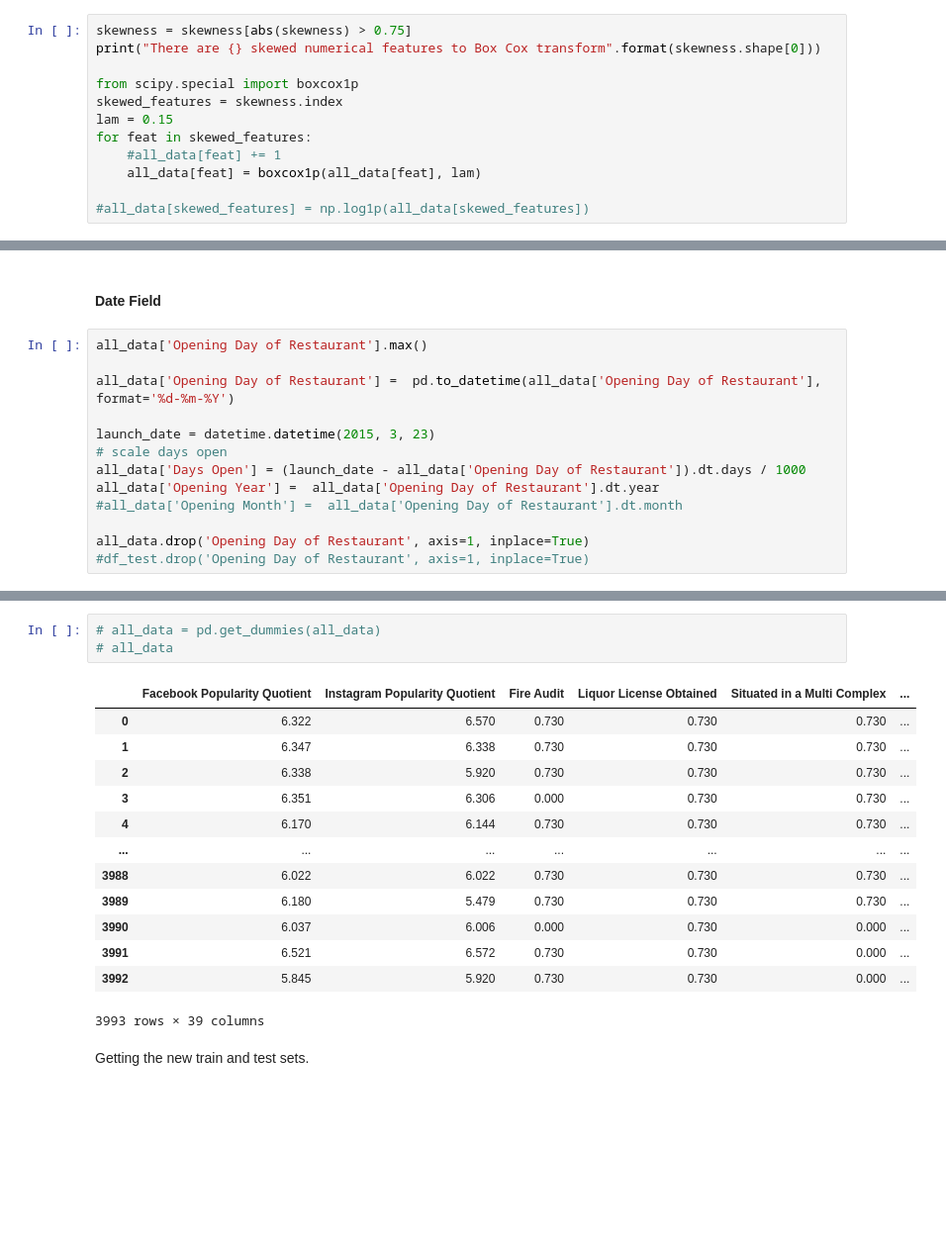
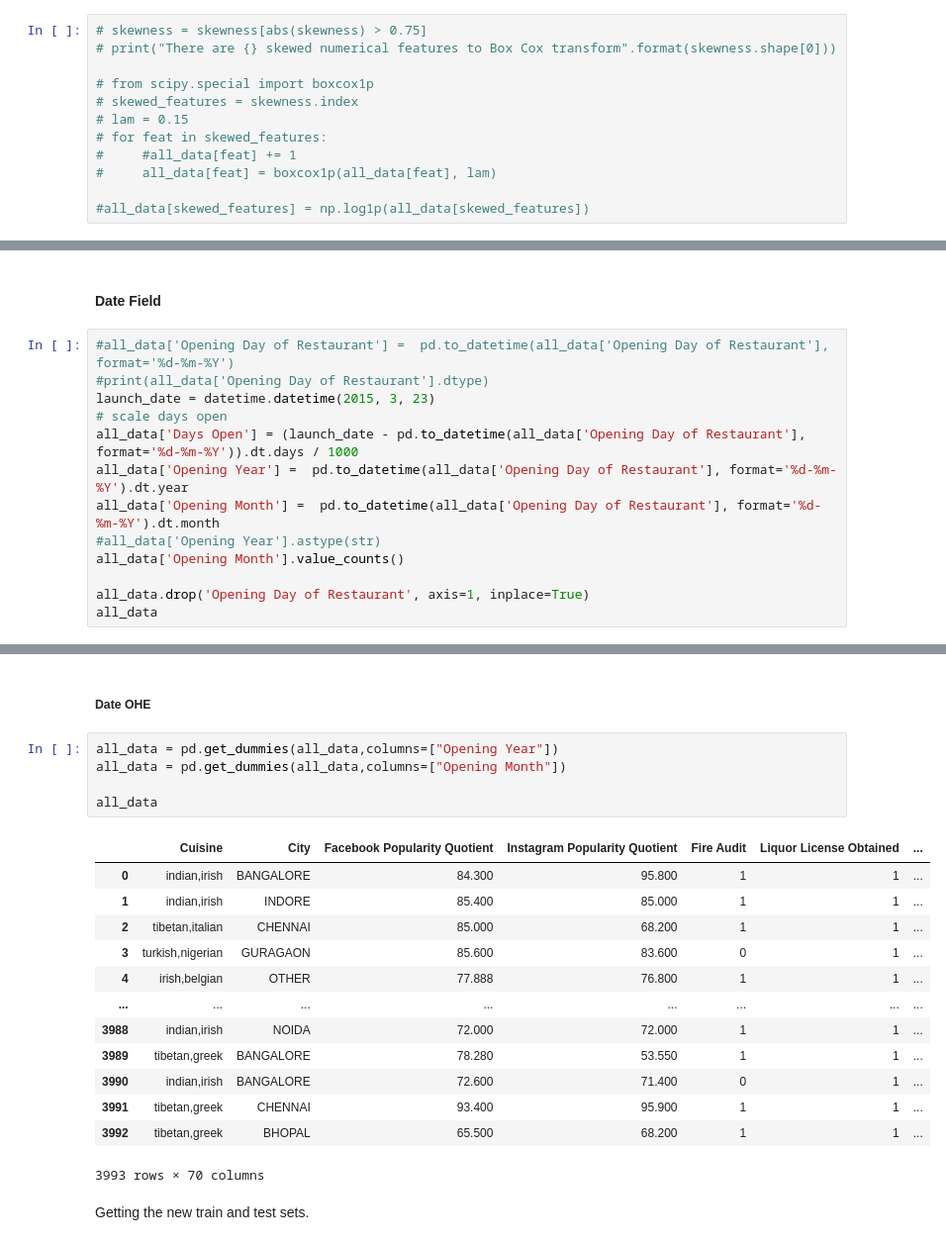
Before and after one commit to anirbanbagchi1979/aiml, a Jupyter notebook: UT-Austin-PGP/Nostradamus-v1.ipynb, the cells around one changed output, grey strips where cells are left out. Shown at 99% size. Cells and saved outputs as stored; diff of their text form; blank space fills up the shorter version.

```diff
--- a/UT-Austin-PGP/Nostradamus-v1.ipynb
+++ b/UT-Austin-PGP/Nostradamus-v1.ipynb
@@ -655,14 +675,14 @@ See [this page][1] for more details on Box Cox Transformation as well as [the sc
 [1]: http://onlinestatbook.com/2/transformations/box-cox.html
 [2]: https://docs.scipy.org/doc/scipy-0.19.0/reference/generated/scipy.special.boxcox1p.html
 # %%
-skewness = skewness[abs(skewness) > 0.75]
-print("There are {} skewed numerical features to Box Cox transform".format(skewness.shape[0]))
+# skewness = skewness[abs(skewness) > 0.75]
+# print("There are {} skewed numerical features to Box Cox transform".format(skewness.shape[0]))
 
-from scipy.special import boxcox1p
-skewed_features = skewness.index
-lam = 0.15
-for feat in skewed_features:
-    #all_data[feat] += 1
-    all_data[feat] = boxcox1p(all_data[feat], lam)
+# from scipy.special import boxcox1p
+# skewed_features = skewness.index
+# lam = 0.15
+# for feat in skewed_features:
+#     #all_data[feat] += 1
+#     all_data[feat] = boxcox1p(all_data[feat], lam)
 
 #all_data[skewed_features] = np.log1p(all_data[skewed_features])
@@ -838,16 +909,16 @@ all_data
 # %% [markdown]
 #### Date Field
 # %%
-all_data['Opening Day of Restaurant'].max()
-
-all_data['Opening Day of Restaurant'] =  pd.to_datetime(all_data['Opening Day of Restaurant'], format='%d-%m-%Y')
-
+#all_data['Opening Day of Restaurant'] =  pd.to_datetime(all_data['Opening Day of Restaurant'], format='%d-%m-%Y')
+#print(all_data['Opening Day of Restaurant'].dtype)
 launch_date = datetime.datetime(2015, 3, 23)
 # scale days open
-all_data['Days Open'] = (launch_date - all_data['Opening Day of Restaurant']).dt.days / 1000
-all_data['Opening Year'] =  all_data['Opening Day of Restaurant'].dt.year
-#all_data['Opening Month'] =  all_data['Opening Day of Restaurant'].dt.month
+all_data['Days Open'] = (launch_date - pd.to_datetime(all_data['Opening Day of Restaurant'], format='%d-%m-%Y')).dt.days / 1000
+all_data['Opening Year'] =  pd.to_datetime(all_data['Opening Day of Restaurant'], format='%d-%m-%Y').dt.year
+all_data['Opening Month'] =  pd.to_datetime(all_data['Opening Day of Restaurant'], format='%d-%m-%Y').dt.month
+#all_data['Opening Year'].astype(str)
+all_data['Opening Month'].value_counts()
 
 all_data.drop('Opening Day of Restaurant', axis=1, inplace=True)
-#df_test.drop('Opening Day of Restaurant', axis=1, inplace=True)
+all_data
 # %% [output]
@@ -855,20 +983,24 @@ KeyError: 'Opening Day of Restaurant'
+# %% [markdown]
+##### Date OHE
 # %%
-# all_data = pd.get_dummies(all_data)
-# all_data
+all_data = pd.get_dummies(all_data,columns=["Opening Year"])
+all_data = pd.get_dummies(all_data,columns=["Opening Month"])
+
+all_data
 # %% [output]
-|  | Facebook Popularity Quotient | Instagram Popularity Quotient | Fire Audit | Liquor License Obtained | Situated in a Multi Complex | ... |
-| 0 | 6.322 | 6.570 | 0.730 | 0.730 | 0.730 | ... |
-| 1 | 6.347 | 6.338 | 0.730 | 0.730 | 0.730 | ... |
-| 2 | 6.338 | 5.920 | 0.730 | 0.730 | 0.730 | ... |
-| 3 | 6.351 | 6.306 | 0.000 | 0.730 | 0.730 | ... |
-| 4 | 6.170 | 6.144 | 0.730 | 0.730 | 0.730 | ... |
-| ... | ... | ... | ... | ... | ... | ... |
-| 3988 | 6.022 | 6.022 | 0.730 | 0.730 | 0.730 | ... |
-| 3989 | 6.180 | 5.479 | 0.730 | 0.730 | 0.730 | ... |
-| 3990 | 6.037 | 6.006 | 0.000 | 0.730 | 0.000 | ... |
-| 3991 | 6.521 | 6.572 | 0.730 | 0.730 | 0.000 | ... |
-| 3992 | 5.845 | 5.920 | 0.730 | 0.730 | 0.000 | ... |
+|  | Cuisine | City | Facebook Popularity Quotient | Instagram Popularity Quotient | Fire Audit | Liquor License Obtained | ... |
+| 0 | indian,irish | BANGALORE | 84.300 | 95.800 | 1 | 1 | ... |
+| 1 | indian,irish | INDORE | 85.400 | 85.000 | 1 | 1 | ... |
+| 2 | tibetan,italian | CHENNAI | 85.000 | 68.200 | 1 | 1 | ... |
+| 3 | turkish,nigerian | GURAGAON | 85.600 | 83.600 | 0 | 1 | ... |
+| 4 | irish,belgian | OTHER | 77.888 | 76.800 | 1 | 1 | ... |
+| ... | ... | ... | ... | ... | ... | ... | ... |
+| 3988 | indian,irish | NOIDA | 72.000 | 72.000 | 1 | 1 | ... |
+| 3989 | tibetan,greek | BANGALORE | 78.280 | 53.550 | 1 | 1 | ... |
+| 3990 | indian,irish | BANGALORE | 72.600 | 71.400 | 0 | 1 | ... |
+| 3991 | tibetan,greek | CHENNAI | 93.400 | 95.900 | 1 | 1 | ... |
+| 3992 | tibetan,greek | BHOPAL | 65.500 | 68.200 | 1 | 1 | ... |
-3993 rows × 39 columns
+3993 rows × 70 columns
 # %% [markdown]
 Getting the new train and test sets.
 # %%
```
Also changed, not shown: parts of 39 cells of this notebook, 7 other files.
